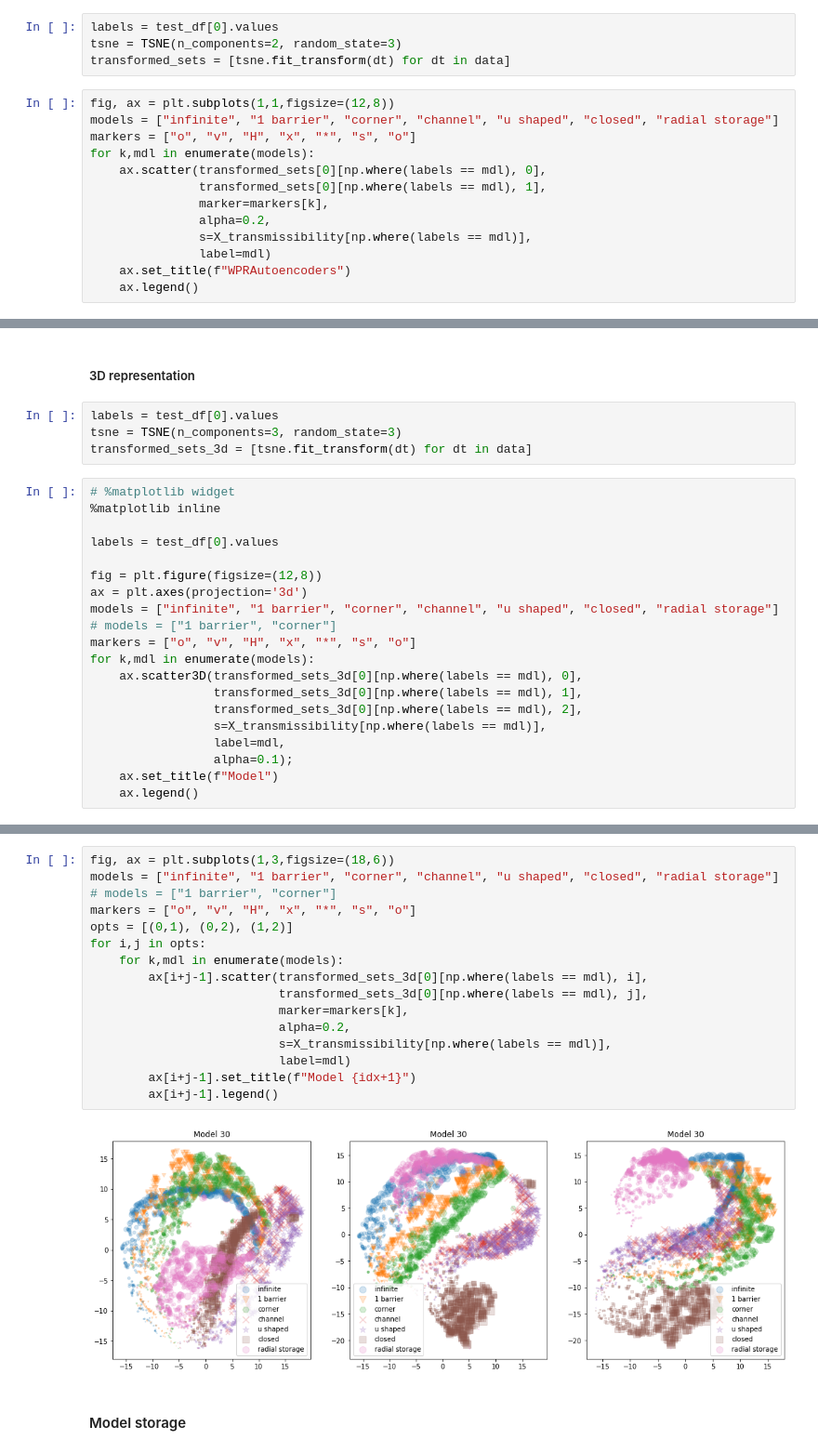
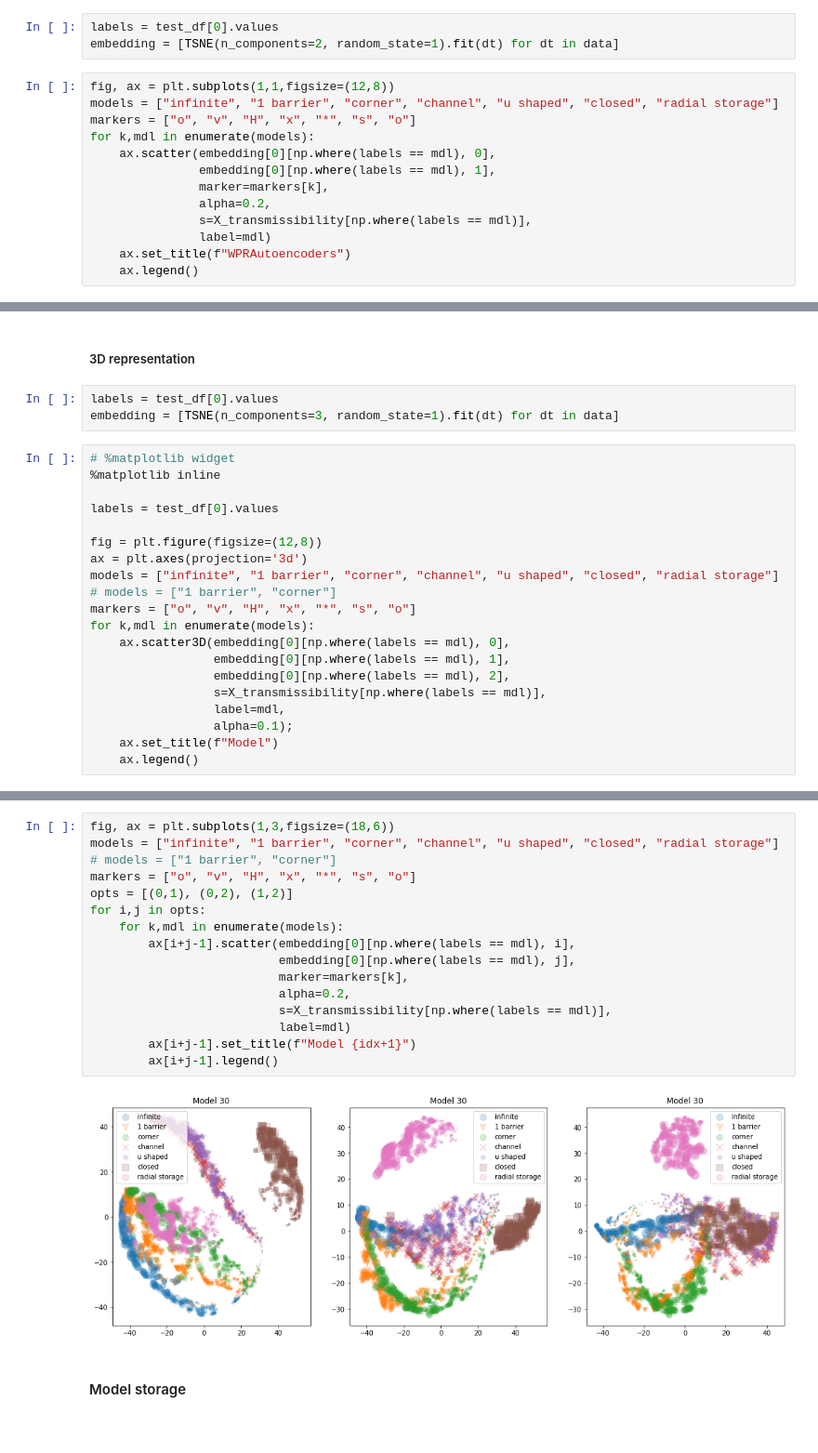
Before and after one commit to petrobras/WPRAutoencoders, a Jupyter notebook: notebooks/Autoencoder.ipynb, the cells around one changed output, grey strips where cells are left out. Shown at 93% size. Saved outputs shown, nothing was run; the diff lists cells and outputs as text.

```diff
--- a/notebooks/Autoencoder.ipynb
+++ b/notebooks/Autoencoder.ipynb
@@ -243,15 +241,14 @@ The [T-SNE](https://lvdmaaten.github.io/tsne/) was used to reduce data dimmensio
 ##### 2D representation
 # %%
 labels = test_df[0].values
-tsne = TSNE(n_components=2, random_state=3)
-transformed_sets = [tsne.fit_transform(dt) for dt in data]
+embedding = [TSNE(n_components=2, random_state=1).fit(dt) for dt in data]
 # %%
 fig, ax = plt.subplots(1,1,figsize=(12,8))
 models = ["infinite", "1 barrier", "corner", "channel", "u shaped", "closed", "radial storage"]
 markers = ["o", "v", "H", "x", "*", "s", "o"]
 for k,mdl in enumerate(models):
-    ax.scatter(transformed_sets[0][np.where(labels == mdl), 0],
-               transformed_sets[0][np.where(labels == mdl), 1],
+    ax.scatter(embedding[0][np.where(labels == mdl), 0],
+               embedding[0][np.where(labels == mdl), 1],
                marker=markers[k],
                alpha=0.2,
                s=X_transmissibility[np.where(labels == mdl)],
@@ -264,8 +261,7 @@ for k,mdl in enumerate(models):
 ##### 3D representation
 # %%
 labels = test_df[0].values
-tsne = TSNE(n_components=3, random_state=3)
-transformed_sets_3d = [tsne.fit_transform(dt) for dt in data]
+embedding = [TSNE(n_components=3, random_state=1).fit(dt) for dt in data]
 # %%
 # %matplotlib widget
 %matplotlib inline
@@ -278,9 +274,9 @@ models = ["infinite", "1 barrier", "corner", "channel", "u shaped", "closed", "r
 # models = ["1 barrier", "corner"]
 markers = ["o", "v", "H", "x", "*", "s", "o"]
 for k,mdl in enumerate(models):
-    ax.scatter3D(transformed_sets_3d[0][np.where(labels == mdl), 0],
-                 transformed_sets_3d[0][np.where(labels == mdl), 1],
-                 transformed_sets_3d[0][np.where(labels == mdl), 2],
+    ax.scatter3D(embedding[0][np.where(labels == mdl), 0],
+                 embedding[0][np.where(labels == mdl), 1],
+                 embedding[0][np.where(labels == mdl), 2],
                  s=X_transmissibility[np.where(labels == mdl)],
                  label=mdl,
                  alpha=0.1);
@@ -291,21 +287,21 @@ for k,mdl in enumerate(models):
 # %%
 fig, ax = plt.subplots(1,3,figsize=(18,6))
 models = ["infinite", "1 barrier", "corner", "channel", "u shaped", "closed", "radial storage"]
 # models = ["1 barrier", "corner"]
 markers = ["o", "v", "H", "x", "*", "s", "o"]
 opts = [(0,1), (0,2), (1,2)]
 for i,j in opts:
     for k,mdl in enumerate(models):
-        ax[i+j-1].scatter(transformed_sets_3d[0][np.where(labels == mdl), i],
-                          transformed_sets_3d[0][np.where(labels == mdl), j],
+        ax[i+j-1].scatter(embedding[0][np.where(labels == mdl), i],
+                          embedding[0][np.where(labels == mdl), j],
                           marker=markers[k],
                           alpha=0.2,
                           s=X_transmissibility[np.where(labels == mdl)],
                           label=mdl)
         ax[i+j-1].set_title(f"Model {idx+1}")
         ax[i+j-1].legend()
 # %% [output]
-[figure, old version]
+[figure, new version]
 # %% [markdown]
 #### Model storage
 # %%
```
Also changed, not shown: parts of 12 cells of this notebook, 3 other files.
